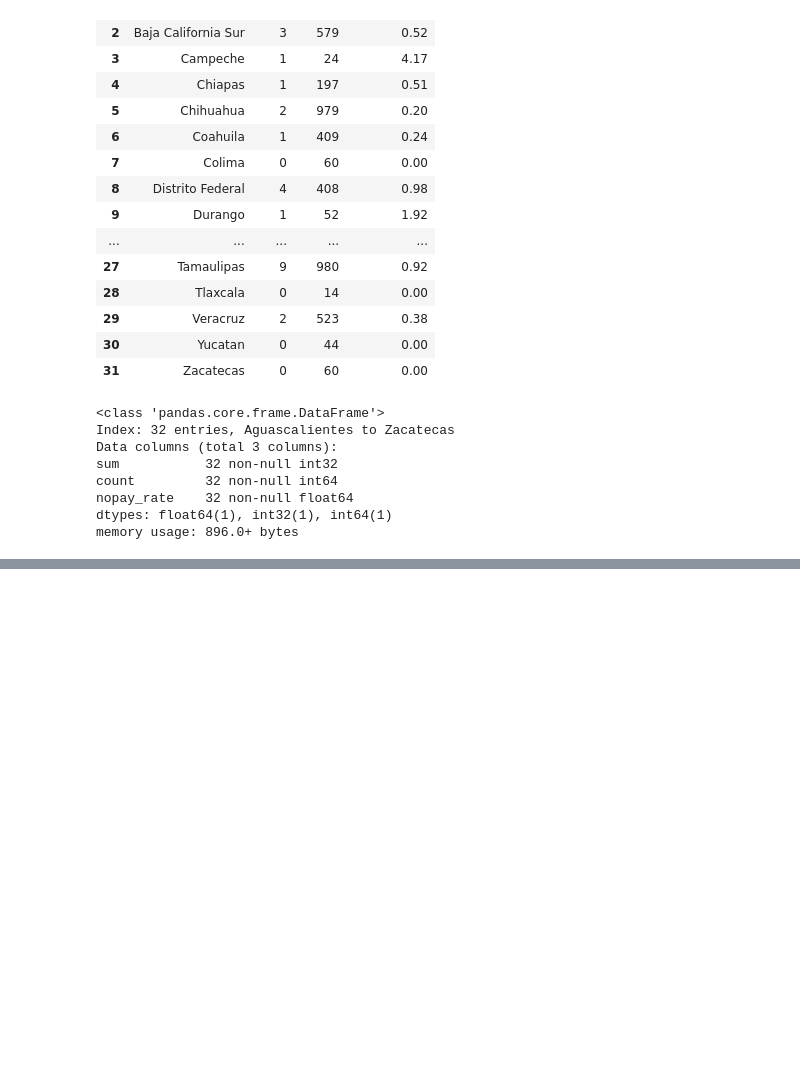
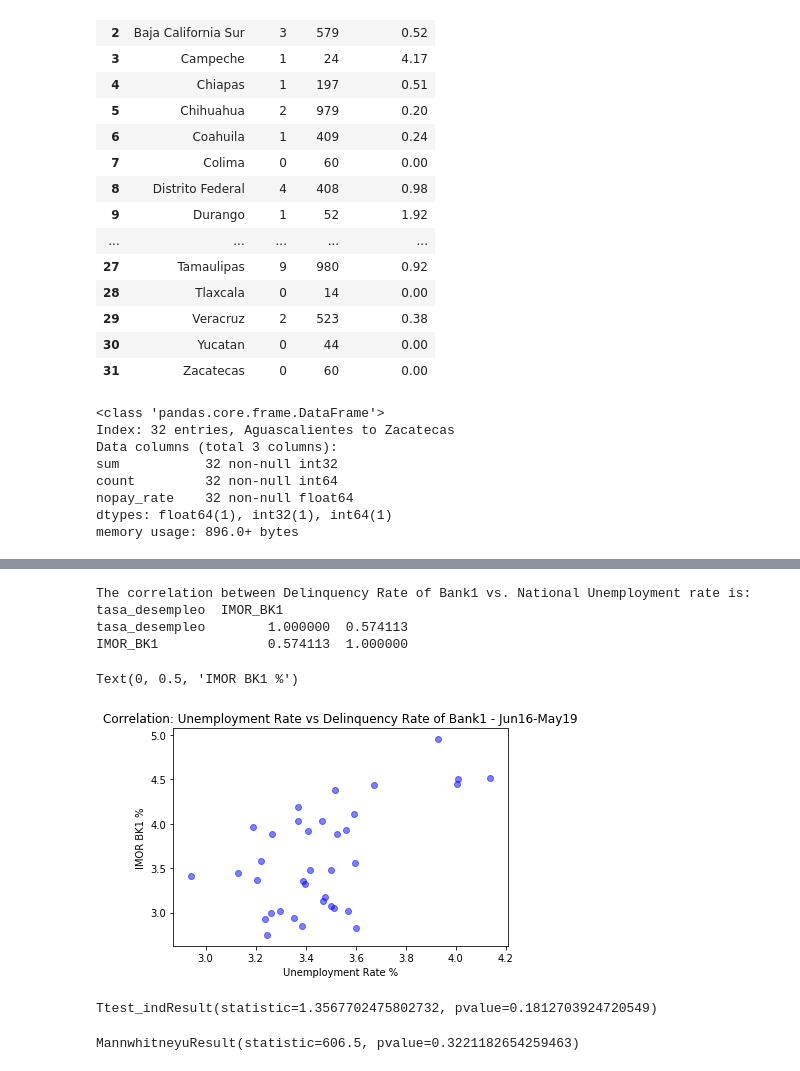
Before and after one commit to mmastermind/Project_1, a Jupyter notebook: Project1-conclusion.ipynb, the cells around one changed output, grey strips where cells are left out. Saved outputs shown, nothing was run; the diff lists cells and outputs as text; code cells hidden in the pictures; blank space fills up the shorter version.

Commit message:
3rd round analysis files added

```diff
--- a/Final-Code_Project_1-18July.ipynb
+++ b/Project1-conclusion.ipynb
@@ -605,0 +550,6 @@ plt.show()
+# %%
+#cargar base de desempleo
+unemploy_rate=pd.read_csv('rate_nal_desempleo16a19.csv')
+unemploy_rate.head()
+unemploy_rate.rename(columns={'Mes':'periodo'}, inplace=True)
+unemploy_rate.head()
@@ -605,0 +563,10 @@ plt.show()
+# %%
+#caclulate IMOR (CNBV define IMOR as delinquency rate (90+))
+CV_cnbv.describe()
+CV_cnbv['IMOR']=round((CV_cnbv['sdo_vencido']/CV_cnbv['sdo_total'])*100,2)
+CV_cnbv.head()
+#CV_cnbv['institucion'].astype('str')
+#CV_cnbv['institucion'] = CV_cnbv['institucion'].astype('|S')
+CV_cnbv['institucion']= np.where(CV_cnbv['ID']==1,'BBVA', 'BM')
+CV_cnbv.head()
+#CV_cnbv.dtypes
@@ -605,0 +580,11 @@ plt.show()
+# %%
+#Separate and join Banking and BBVA just IMOR
+#CV_cnbv.groupby('institucion').count()
+CV_banking=CV_cnbv.loc[CV_cnbv['institucion']=='BM',['periodo','IMOR']]
+CV_banking
+CV_BK1=CV_cnbv.loc[CV_cnbv['institucion']=='BBVA',['periodo','IMOR']]
+CV_BK1
+CV_join=pd.merge(CV_banking,CV_BK1,on='periodo', how='inner')
+CV_join.rename(columns={'IMOR_x':'IMOR_BM','IMOR_y':'IMOR_BK1'}, inplace=True)
+CV_join.head()
+#CV_join.dtypes
@@ -605,0 +598,7 @@ plt.show()
+# %%
+#merge with unemployment rates
+CV_unemploy_join=pd.merge(CV_join,unemploy_rate,on='periodo', how='inner')
+CV_unemploy_join.reset_index()
+CV_unemploy_join.columns = CV_unemploy_join.columns.to_series().apply(lambda x: x.strip())
+CV_unemploy_join.head()
+#CV_unemploy_join.dtypes
@@ -605,0 +612,43 @@ plt.show()
+# %%
+#Obtain correlation TEST1:  Unemployment rate vs. IMOR BK1
+#from scipy import stats
+#pearson_coef
+test1=CV_unemploy_join[['tasa_desempleo','IMOR_BK1']]
+correlation = test1.corr(method='pearson')
+correlation
+print(f'The correlation between Delinquency Rate of Bank1 vs. National Unemployment rate is:'
+      + str(correlation))
+# %% [output]
+The correlation between Delinquency Rate of Bank1 vs. National Unemployment rate is:                tasa_desempleo  IMOR_BK1
+tasa_desempleo        1.000000  0.574113
+IMOR_BK1              0.574113  1.000000
+# %%
+# plot correlation
+plt.title ('Correlation: Unemployment Rate vs Delinquency Rate of Bank1 - Jun16-May19')
+plt.scatter(CV_unemploy_join['tasa_desempleo'],CV_unemploy_join['IMOR_BK1'],color='b', alpha=0.5)
+plt.xlabel('Unemployment Rate %')
+plt.ylabel('IMOR BK1 %')
+#plt.show()
+# %% [output]
+Text(0, 0.5, 'IMOR BK1 %')
+[figure, added]
+# %%
+# T test  based on test 1
+#Chi-square test of independence of variables in a contingency table.
+#H0 - There is no linear relationship between Delinquency Rate in Bank1 and National Umemployment Rate from June 2016 to May 2019
+#H1 - There is a linear relationship between Delinquency Rate in Bank1 and National Umemployment Rate from June 2016 to May 2019
+
+stats.ttest_ind(CV_unemploy_join['IMOR_BK1'],CV_unemploy_join['tasa_desempleo'], equal_var = False)
+#conclusion:  can not reject H0
+# %% [output]
+Ttest_indResult(statistic=1.3567702475802732, pvalue=0.1812703924720549)
+# %%
+#Non Parametric test- Compute the Mann-Whitney rank test on samples x and y.
+#Use only when the number of observation in each sample is > 20 and you have 2 independent samples of ranks
+#they are ranked by time
+import scipy
+scipy.stats.mannwhitneyu(CV_unemploy_join['tasa_desempleo'],CV_unemploy_join['IMOR_BK1'], use_continuity=True, alternative=None)
+#conclusion: can not reject H0
+#CV_unemploy_join.to_csv('CV_unemploy_join.csv')
+# %% [output]
+MannwhitneyuResult(statistic=606.5, pvalue=0.3221182654259463)
```
Also changed, not shown: parts of 47 cells of this notebook, 4 other files.
